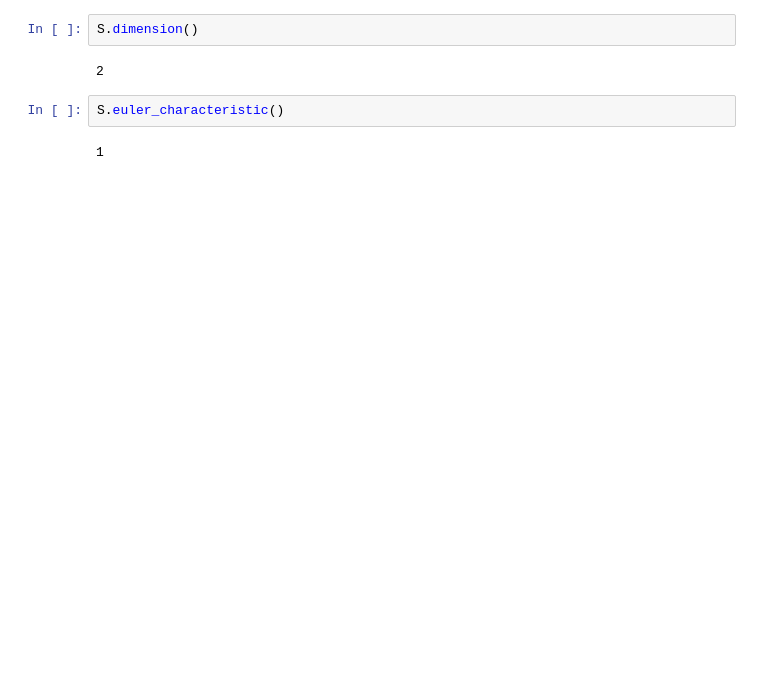
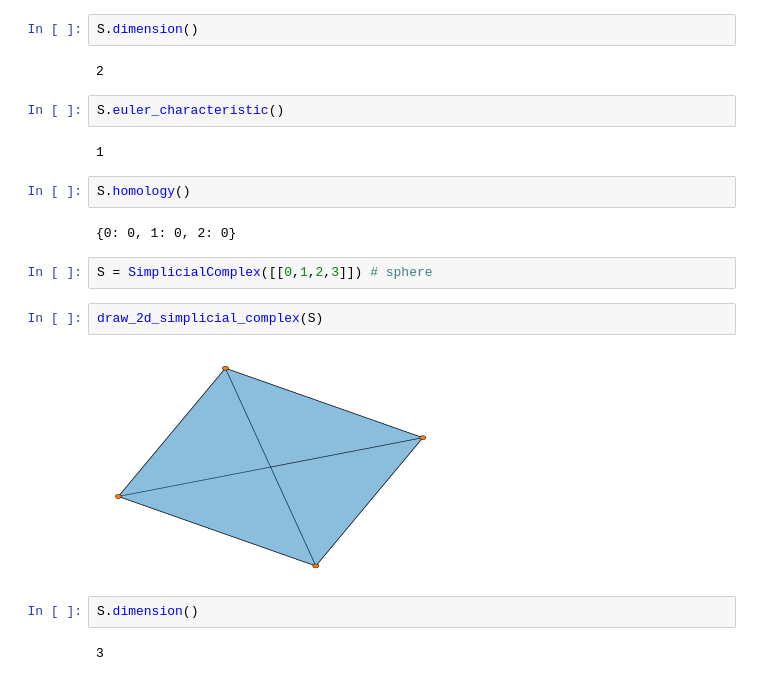
Before and after one commit to gdepaul/TDA, a Jupyter notebook: Calculating Simplicial Homology Example.ipynb, the cells around one changed output. Drawn from its saved outputs; the diff is of its cells as text; blank space fills up the shorter version.

```diff
--- a/Calculating Simplicial Homology Example.ipynb
+++ b/Calculating Simplicial Homology Example.ipynb
@@ -46,3 +47,17 @@ S.dimension()
 S.euler_characteristic()
 # %% [output]
 1
+# %%
+S.homology()
+# %% [output]
+{0: 0, 1: 0, 2: 0}
+# %%
+S = SimplicialComplex([[0,1,2,3]]) # sphere
+# %%
+draw_2d_simplicial_complex(S)
+# %% [output]
+[figure, added]
+# %%
+S.dimension()
+# %% [output]
+3
```
Also changed, not shown: parts of 7 cells of this notebook, 1 other file.
